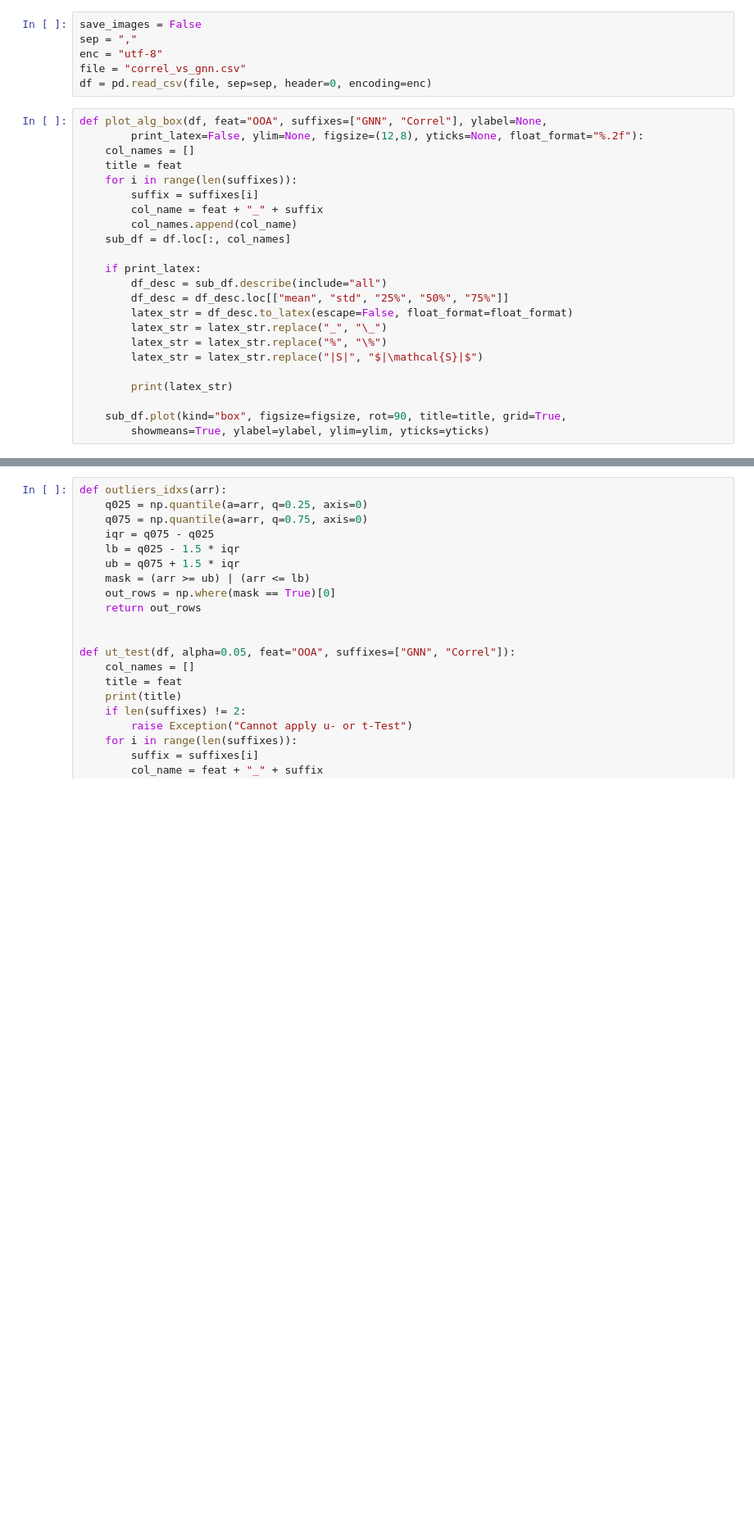
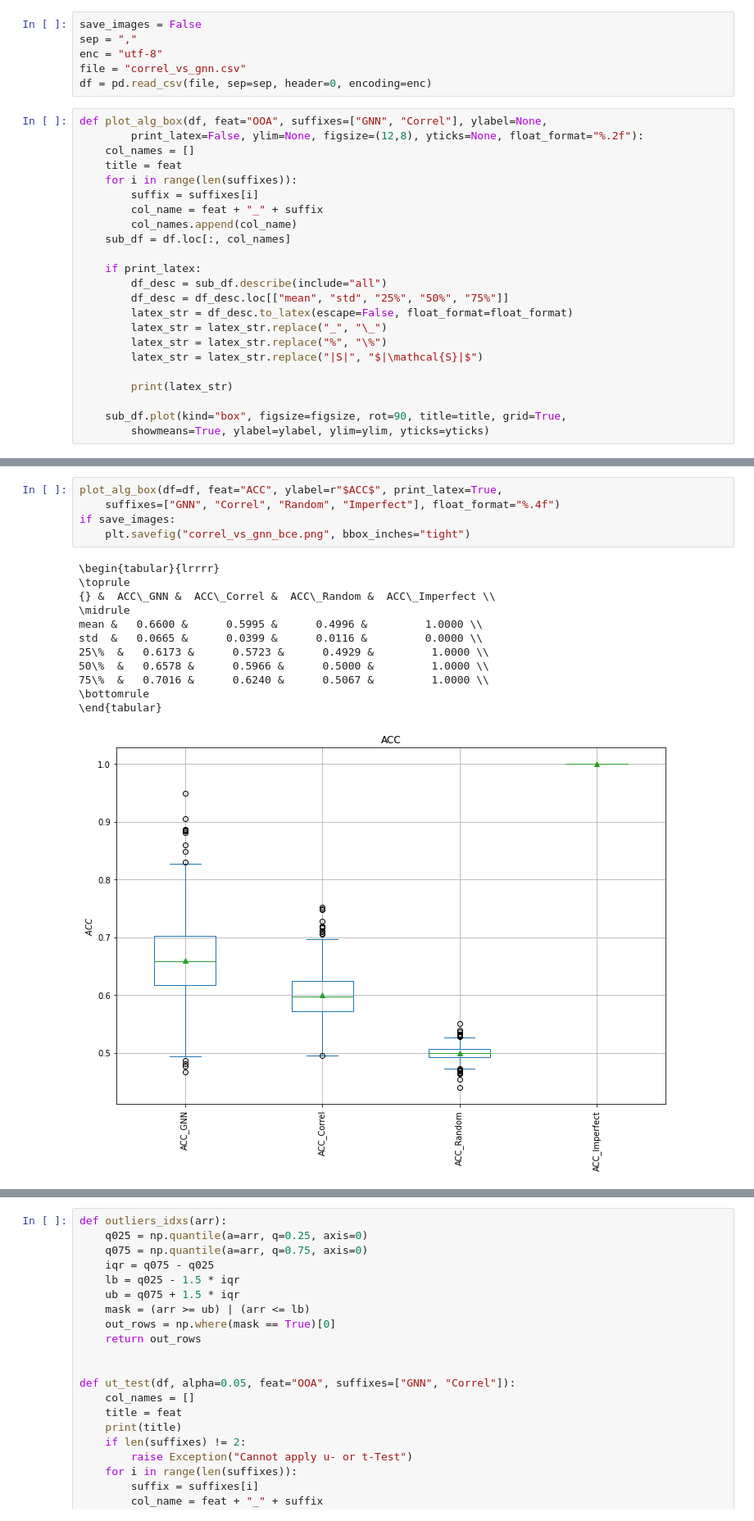
Before and after one commit to mati3230/ODA, a Jupyter notebook: correl_vs_gnn.ipynb, the cells around one changed output, grey strips where cells are left out. Shown: that part at 82% size. Cells and saved outputs as stored; diff of their text form; blank space fills up the shorter version.

```diff
--- a/correl_vs_gnn.ipynb
+++ b/correl_vs_gnn.ipynb
@@ -105,0 +106,18 @@ std  &  0.0896 &     0.0880 &     0.0116 &        9.0194 \\
+# %%
+plot_alg_box(df=df, feat="ACC", ylabel=r"$ACC$", print_latex=True,
+    suffixes=["GNN", "Correl", "Random", "Imperfect"], float_format="%.4f")
+if save_images:
+    plt.savefig("correl_vs_gnn_bce.png", bbox_inches="tight")
+# %% [output]
+\begin{tabular}{lrrrr}
+\toprule
+{} &  ACC\_GNN &  ACC\_Correl &  ACC\_Random &  ACC\_Imperfect \\
+\midrule
+mean &   0.6600 &      0.5995 &      0.4996 &         1.0000 \\
+std  &   0.0665 &      0.0399 &      0.0116 &         0.0000 \\
+25\%  &   0.6173 &      0.5723 &      0.4929 &         1.0000 \\
+50\%  &   0.6578 &      0.5966 &      0.5000 &         1.0000 \\
+75\%  &   0.7016 &      0.6240 &      0.5067 &         1.0000 \\
+\bottomrule
+\end{tabular}
+[figure, added]
```
Also changed, not shown: parts of 10 cells of this notebook, 1 other file.
